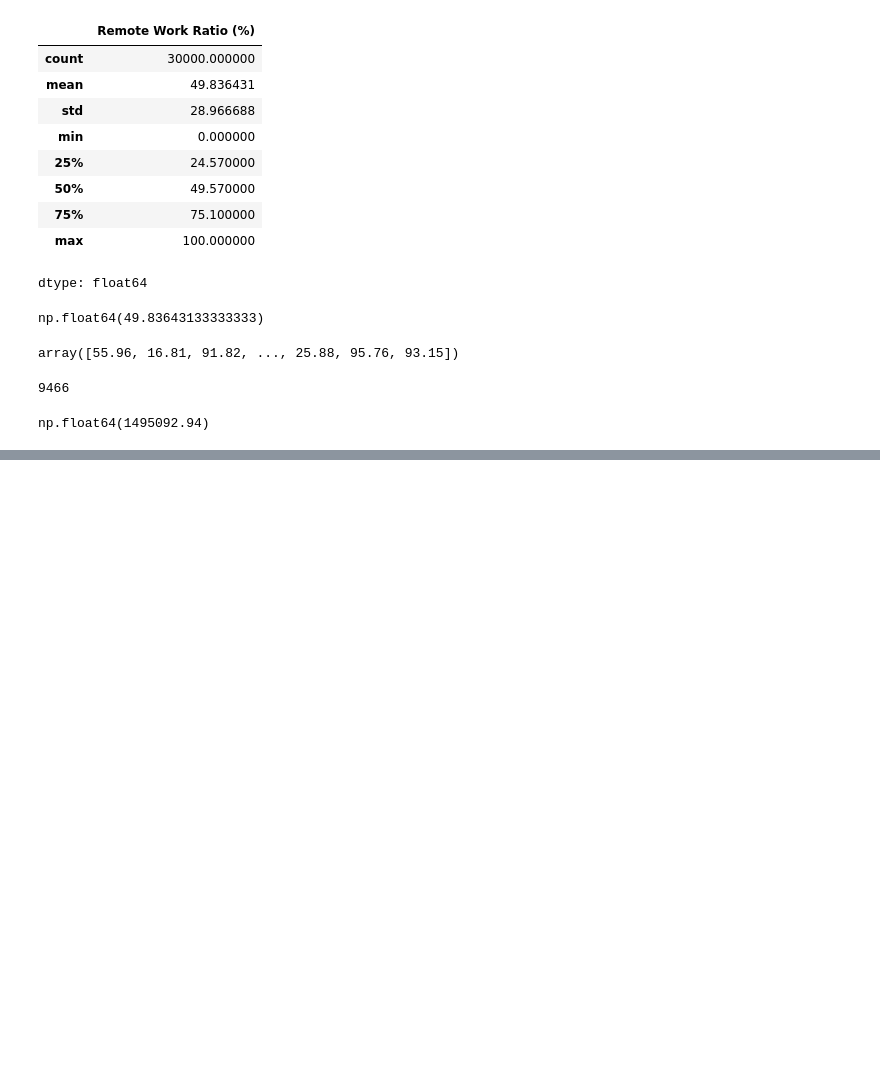
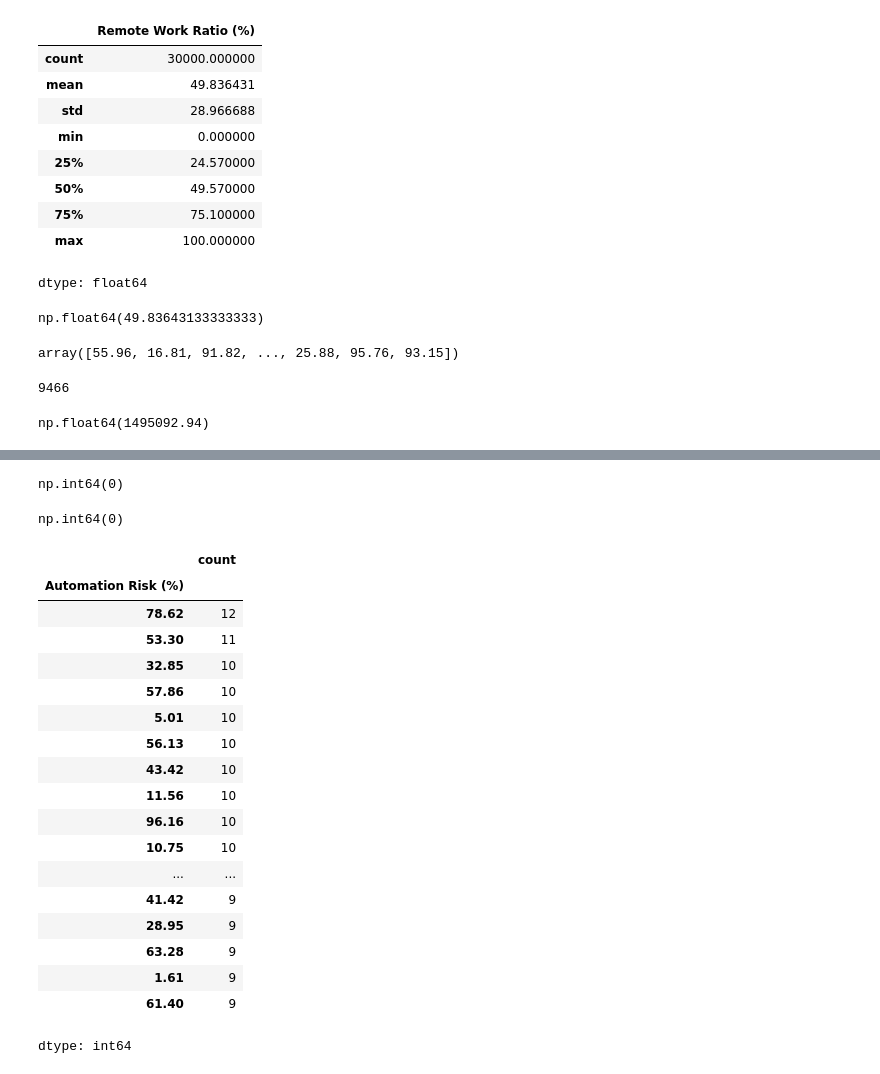
Before and after one commit to AJ0043/AI-Future-of-Jobs-Intelligence-Platform, a Jupyter notebook: AI_Adoption_&_Growth_Analysis.ipynb, the cells around one changed output, grey strips where cells are left out. Drawn from its saved outputs; the diff is of its cells as text; code cells hidden in the pictures; blank space fills up the shorter version.

```diff
--- a/AI_Adoption_&_Growth_Analysis.ipynb
+++ b/AI_Adoption_&_Growth_Analysis.ipynb
@@ -683,0 +720,30 @@ ai_data[numerical][]
+# %%
+ai_data[numerical]['Automation Risk (%)'].isnull().sum()
+# %% [output]
+np.int64(0)
+# %%
+ai_data[numerical]['Automation Risk (%)'].isna().sum()
+# %% [output]
+np.int64(0)
+# %%
+ai_data[numerical]['Automation Risk (%)'].value_counts().head(20)
+# %% [output]
+|  | count |
+| Automation Risk (%) |  |
+| 78.62 | 12 |
+| 53.30 | 11 |
+| 32.85 | 10 |
+| 57.86 | 10 |
+| 5.01 | 10 |
+| 56.13 | 10 |
+| 43.42 | 10 |
+| 11.56 | 10 |
+| 96.16 | 10 |
+| 10.75 | 10 |
+| ... | ... |
+| 41.42 | 9 |
+| 28.95 | 9 |
+| 63.28 | 9 |
+| 1.61 | 9 |
+| 61.40 | 9 |
+dtype: int64
```
Also changed, not shown: parts of 5 cells of this notebook.
